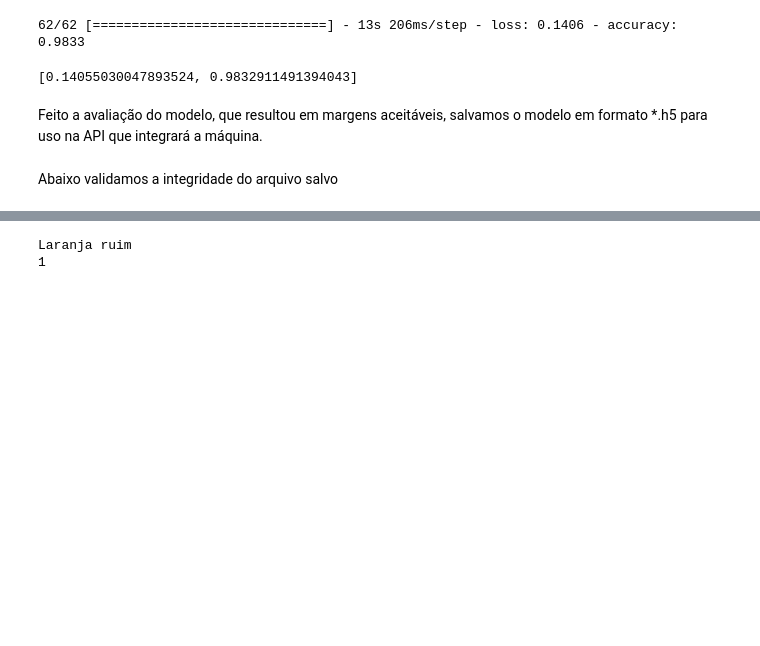
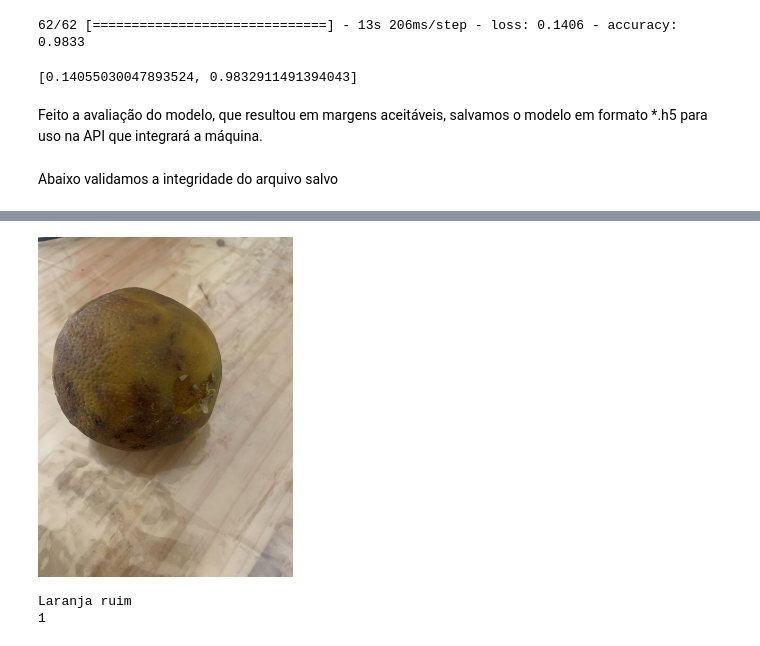
Before and after one commit to deeplearningunb/classificador-laranjas, a Jupyter notebook: classificador.ipynb, the cells around one changed output, grey strips where cells are left out. Drawn from its saved outputs; the diff is of its cells as text; code cells hidden in the pictures; blank space fills up the shorter version.

```diff
--- a/classificador.ipynb
+++ b/classificador.ipynb
@@ -349,5 +353,10 @@ new_model.evaluate(X_val,Y_val)
 # %%
 ### Testando com imagem aleatória
+# %%
+from IPython.display import Image
+Image(filename='./archive/dataset/testejp.jpeg', width=255)
+# %% [output]
+[figure, added]
 # %%
 I = []
 img=cv2.imread('./archive/dataset/testejp.jpeg')
```
Also changed, not shown: parts of 12 cells of this notebook, 29 other files.
